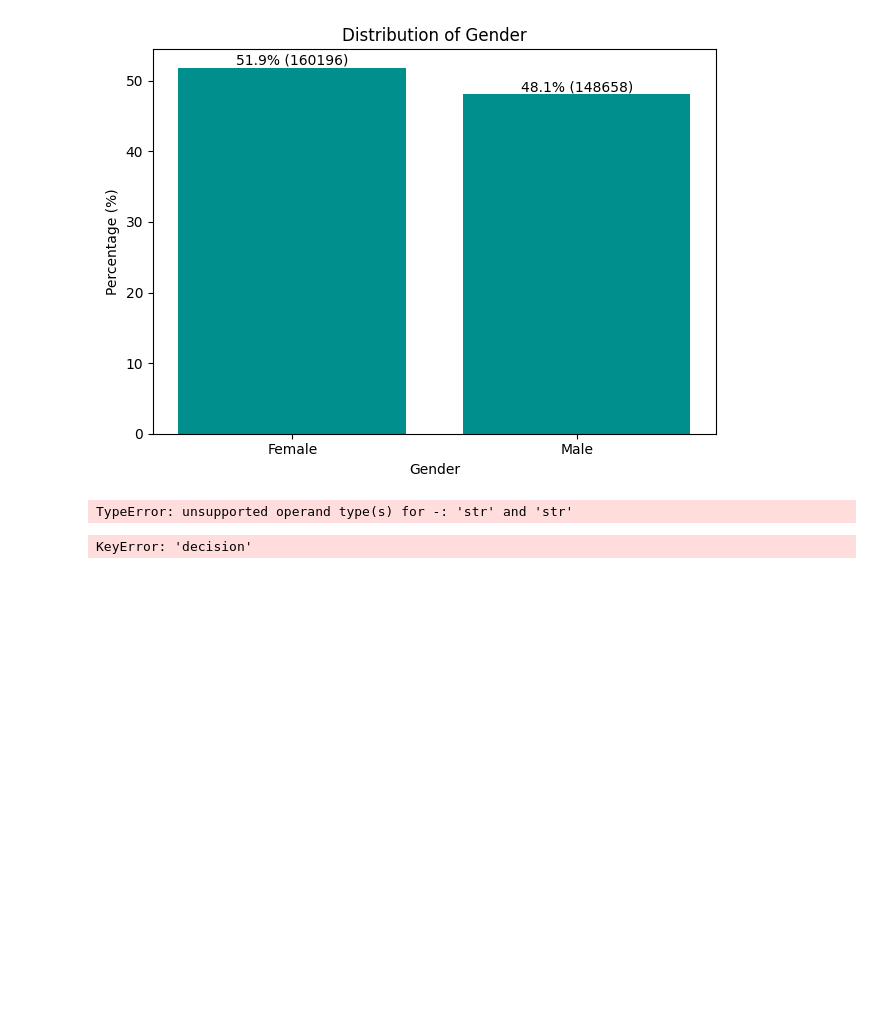
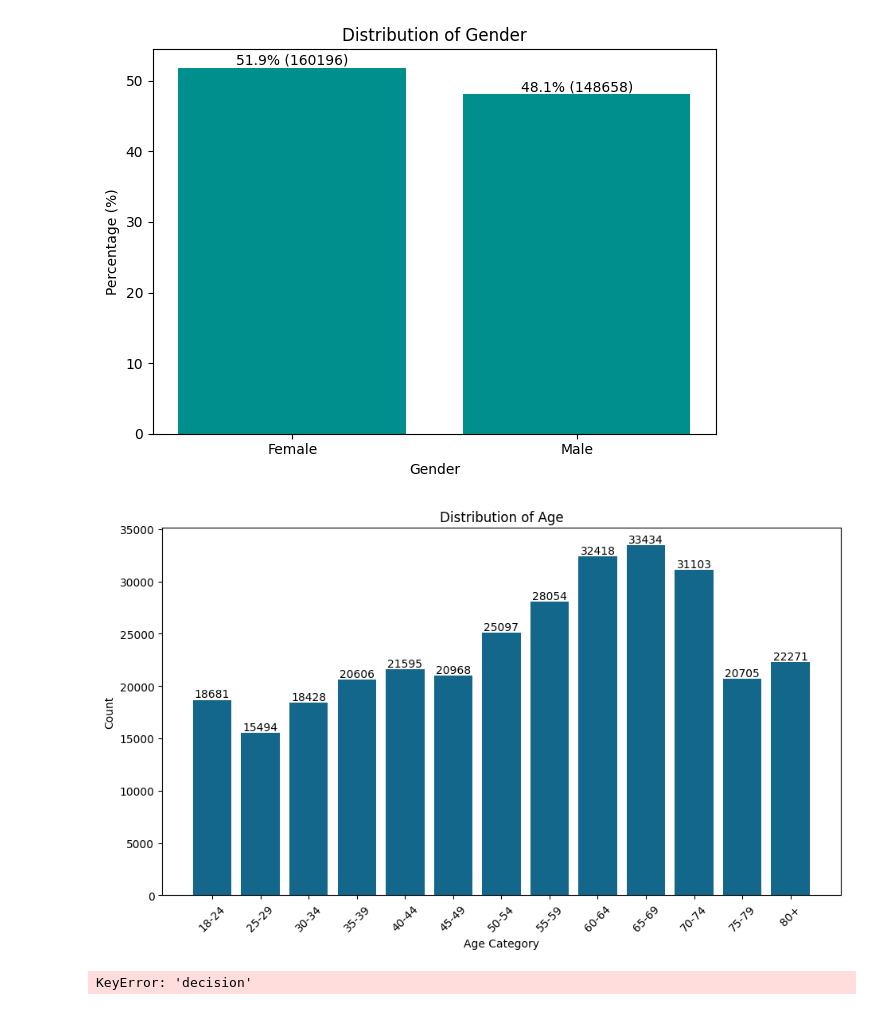
Before and after one commit to Sara18Santos/ProjetoIAA, a Jupyter notebook: Data Analysis.ipynb, the cells around one changed output. Drawn from its saved outputs; the diff is of its cells as text; code cells hidden in the pictures; blank space fills up the shorter version.

```diff
--- a/Data Analysis.ipynb
+++ b/Data Analysis.ipynb
@@ -219,17 +219,25 @@ plt.savefig(os.path.join("visualizations", "genero.png"), dpi=300)
 plt.show()
 # %% [output]
 [figure]
-# %%
-age_range = df['Age_Category'].max() - df['Age_Category'].min()
-
-plt.figure(figsize=(10, 6))
-plt.hist(df['Age_Category'], bins=int(age_range))
-plt.xlabel('Age_Category')
-plt.ylabel('Count')
-plt.title('Distribution of Age')
-plt.show()
-# %% [output]
-TypeError: unsupported operand type(s) for -: 'str' and 'str'
+# %%
+plt.figure(figsize=(11, 6))
+
+age_counts = df['Age_Category'].value_counts().sort_index()
+
+# grafico
+plt.bar(age_counts.index, age_counts.values, color="#13678A")
+plt.xlabel('Age Category')
+plt.ylabel('Count')
+plt.title('Distribution of Age')
+
+# Adicionar os valores acima das barras
+for i, count in enumerate(age_counts.values):
+    plt.text(i, count, str(count), ha='center', va='bottom')
+
+plt.xticks(rotation=45)  # Rotacionar os rótulos se necessário
+plt.show()
+# %% [output]
+[figure, added]
 # %%
 total_count = len(df)
 heart_disease_counts = df[df['decision'] == 1]['sex'].value_counts()
```
Also changed, not shown: 11 other files.
